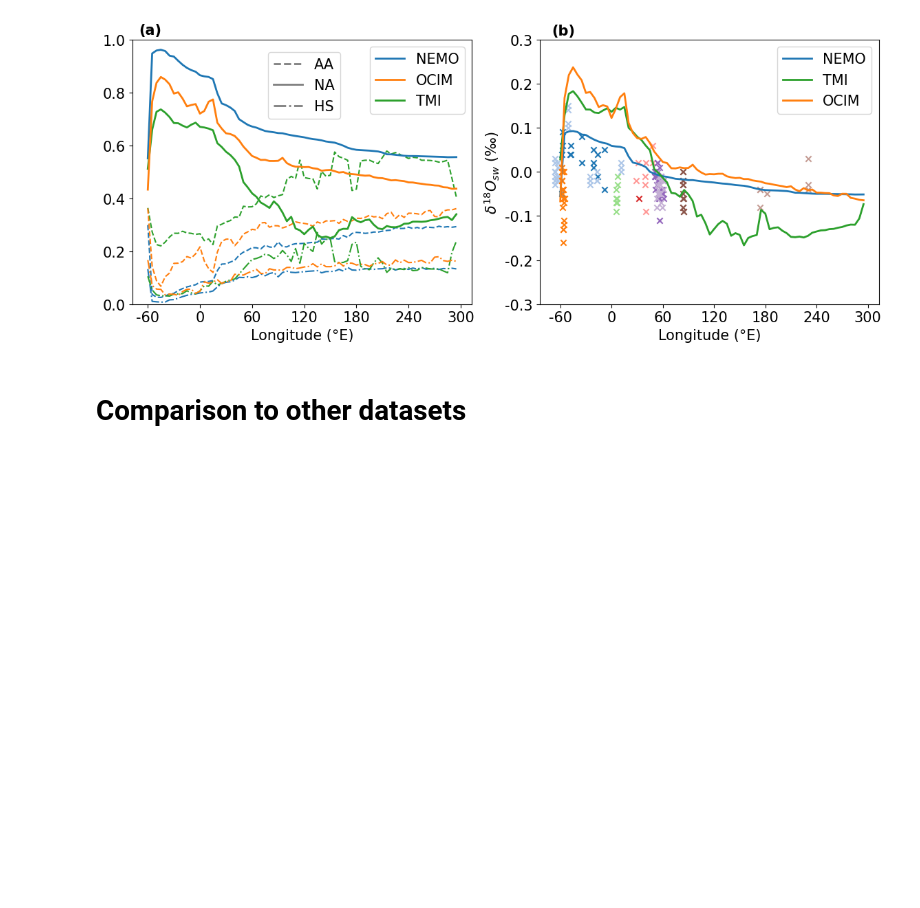
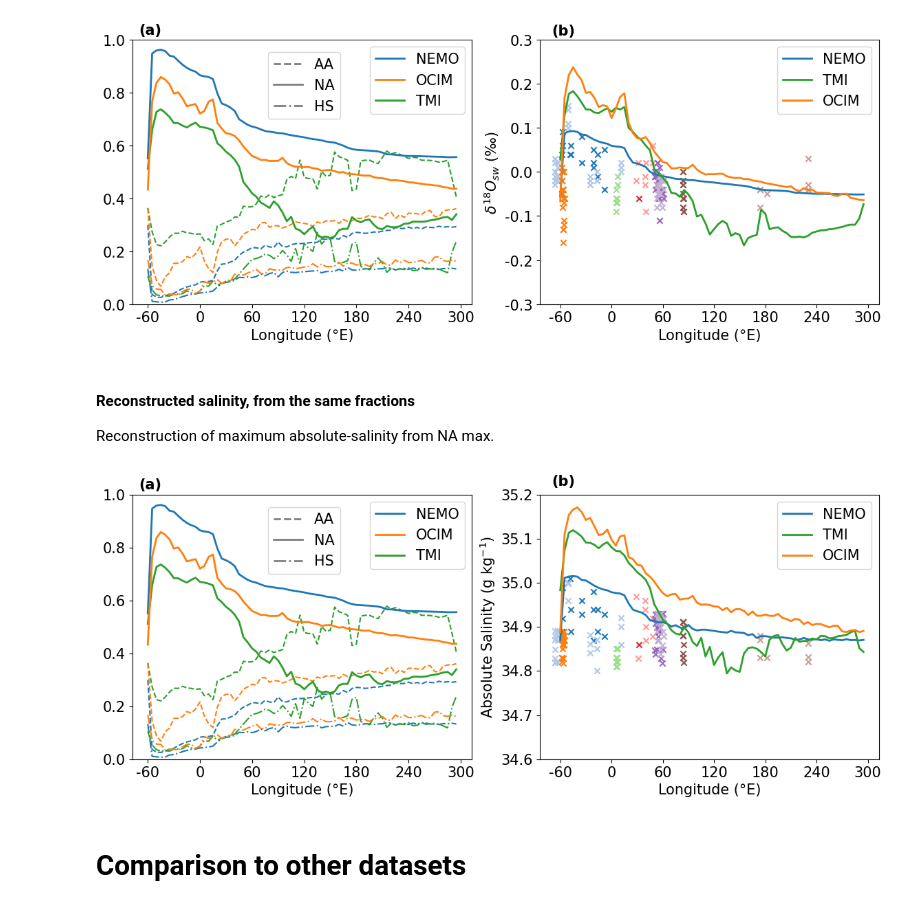
Before and after one commit to brumillet/d18o-southern-ocean, a Jupyter notebook: notebooks/evaluation_reconstructions.ipynb, the cells around one changed output. Saved outputs shown, nothing was run; the diff lists cells and outputs as text; code cells hidden in the pictures; blank space fills up the shorter version.

Commit message:
Addition of the reconstructed salinity from the NA fraction maximum

```diff
--- a/notebooks/evaluation_reconstructions.ipynb
+++ b/notebooks/evaluation_reconstructions.ipynb
@@ -552,6 +549,66 @@ ax.legend(fontsize = font)
 plt.savefig(fig_path + 'd18o_SO_data_models_NA_density.png', bbox_inches = 'tight')
 # %% [output]
 [figure]
+# %% [markdown]
+#### Reconstructed salinity, from the same fractions
+
+Reconstruction of maximum absolute-salinity from NA max.
+# %%
+# Salinity at the NA maximum
+nemo_salinity_recons = xr.open_dataset(data_path + 'nemo_reconstructed_salinity.nc')['salinity_recons'].values
+ocim_salinity_recons = xr.open_dataset(data_path + 'ocim_reconstructed_salinity.nc')['salinity_recons'].values
+tmi_salinity_recons = xr.open_dataset(data_path + 'tmi_reconstructed_salinity.nc')['salinity_recons'].values
+
+salinity_recons_na_max = np.empty((3, 72))
+salinity_recons_na_max[0] = nemo_grid.sample(nemo_salinity_recons, na_max_index[0])
+salinity_recons_na_max[1] = ocim_grid.sample(ocim_salinity_recons, na_max_index[1])
+salinity_recons_na_max[2] = tmi_grid.sample(tmi_salinity_recons, na_max_index[2])
+
+salinity_recons_na_max_reshaped = namax.reshape_for_so_plot(salinity_recons_na_max)
+# %%
+fig = plt.figure(figsize = (14, 5)); gs = fig.add_gridspec(1, 2, wspace = 0.2); font = 15
+
+ax = fig.add_subplot(gs[0, 0])
+ls = ['--', '-', '-.']; lw = [1.5, 2, 1.5]
+for i in range(len(dyes_deep)):
+    ax.plot(lon_reshaped, dye_nemo_max_reshaped[i], label = 'NEMO ' + dyes_deep[i], ls = ls[i], color = pr.PRODUCT_COLORS['nemo'], lw = lw[i])
+    ax.plot(lon_reshaped, dye_tmi_max_reshaped[i], label = 'TMI ' + dyes_deep[i], ls = ls[i], color = pr.PRODUCT_COLORS['tmi'], lw = lw[i])
+    ax.plot(lon_reshaped, dye_ocim_max_reshaped[i], label = 'OCIM ' + dyes_deep[i], ls = ls[i], color = pr.PRODUCT_COLORS['ocim'], lw = lw[i])
+
+ax.set_xticks([-60 + i * 60 for i in range(7)]); ax.set_xticklabels([str(-60 + i* 60) for i in range(7)], fontsize = font)
+ax.set_yticks([i * 0.2 for i in range(6)]); ax.set_yticklabels([format(i * 0.2, '.1f') for i in range(6)], fontsize = font)
+ax.set_xlabel('Longitude (°E)', fontsize = font)
+ax.set_ylim(0, 1); ax.text(-70, 1.02, '(a)', fontsize = font, fontweight = 'bold')
+custom_lines = [Line2D([0], [0], color=pr.PRODUCT_COLORS['nemo'], lw=2),
+                Line2D([0], [0], color=pr.PRODUCT_COLORS['ocim'], lw=2),
+                Line2D([0], [0], color=pr.PRODUCT_COLORS['tmi'], lw=2)]
+first_legend = ax.legend(custom_lines, ['NEMO', 'OCIM', 'TMI'], fontsize = font)
+
+custom_lines = [Line2D([0], [0], color='#7f7f7f', lw=2, ls = ls[0]),
+                Line2D([0], [0], color='#7f7f7f', lw=2, ls = ls[1]),
+                Line2D([0], [0], color='#7f7f7f', lw=2, ls = ls[2])]
+ax.legend(custom_lines, [dyes_deep[0], dyes_deep[1], dyes_deep[2]], fontsize = font, loc = (0.4, 0.7))
+ax.add_artist(first_legend)
+
+
+ax = fig.add_subplot(gs[0, 1])
+for i in range(12):
+    ax.scatter(dfs3[i]['Longitude2'], dfs3[i]['absolute_salinity'], marker = 'x', c = couleurs[i])
+
+ax.plot(lon_reshaped, salinity_recons_na_max_reshaped[0], label = 'NEMO', color = pr.PRODUCT_COLORS['nemo'], lw = 2)
+ax.plot(lon_reshaped, salinity_recons_na_max_reshaped[2], label = 'TMI', color = pr.PRODUCT_COLORS['tmi'], lw = 2)
+ax.plot(lon_reshaped, salinity_recons_na_max_reshaped[1], label = 'OCIM', color = pr.PRODUCT_COLORS['ocim'], lw = 2)
+
+ax.set_xticks([-60 + i * 60 for i in range(7)]); ax.set_xticklabels([str(-60 + i* 60) for i in range(7)], fontsize = font)
+ax.set_yticks([34.6 + 0.1 * i for i in range(7)]); ax.set_yticklabels([format(34.6 + 0.1 * i, '.1f') for i in range(7)], fontsize = font)
+ax.set_ylim(34.6, 35.2)
+ax.set_xlabel('Longitude (°E)', fontsize = font); ax.set_ylabel('Absolute Salinity (g kg$^{-1}$)', fontsize = font)
+ax.text(-70, 35.22, '(b)', fontsize = font, fontweight = 'bold')
+
+ax.legend(fontsize = font)
+plt.savefig(fig_path + 'salinity_SO_data_models_NA_density.png', bbox_inches = 'tight')
+# %% [output]
+[figure, added]
 # %% [markdown]
 # Comparison to other datasets
 # %% [markdown]
```
Also changed, not shown: parts of 4 cells of this notebook, 3 other files.
